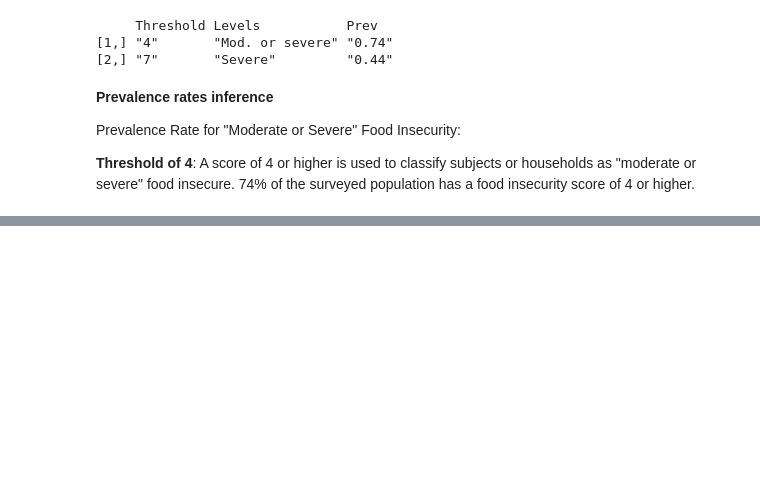
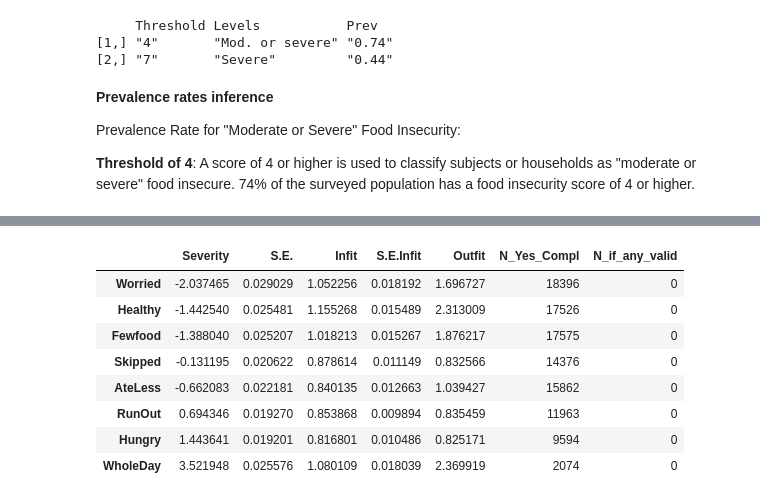
Before and after one commit to decorouz/Food_Insecurity_Indicators_Analysis, a Jupyter notebook: FIES/MISC_NG_6/notebooks/2_rasch_model.ipynb, the cells around one changed output, grey strips where cells are left out. Drawn from its saved outputs; the diff is of its cells as text; code cells hidden in the pictures; blank space fills up the shorter version.

```diff
--- a/FIES/MISC_NG_6/notebooks/2_rasch_model.ipynb
+++ b/FIES/MISC_NG_6/notebooks/2_rasch_model.ipynb
@@ -645,0 +711,14 @@ By setting the thresholds in terms of latent trait:
+# %%
+# Item Score statistics
+item_stats = pd.read_csv("../processed_data/fies_voh_app/Item_statistics.csv", index_col=0)
+item_stats
+# %% [output]
+|  | Severity | S.E. | Infit | S.E.Infit | Outfit | N_Yes_Compl | N_if_any_valid |
+| Worried | -2.037465 | 0.029029 | 1.052256 | 0.018192 | 1.696727 | 18396 | 0 |
+| Healthy | -1.442540 | 0.025481 | 1.155268 | 0.015489 | 2.313009 | 17526 | 0 |
+| Fewfood | -1.388040 | 0.025207 | 1.018213 | 0.015267 | 1.876217 | 17575 | 0 |
+| Skipped | -0.131195 | 0.020622 | 0.878614 | 0.011149 | 0.832566 | 14376 | 0 |
+| AteLess | -0.662083 | 0.022181 | 0.840135 | 0.012663 | 1.039427 | 15862 | 0 |
+| RunOut | 0.694346 | 0.019270 | 0.853868 | 0.009894 | 0.835459 | 11963 | 0 |
+| Hungry | 1.443641 | 0.019201 | 0.816801 | 0.010486 | 0.825171 | 9594 | 0 |
+| WholeDay | 3.521948 | 0.025576 | 1.080109 | 0.018039 | 2.369919 | 2074 | 0 |
```
Also changed, not shown: parts of 20 cells of this notebook, 3 other files.
